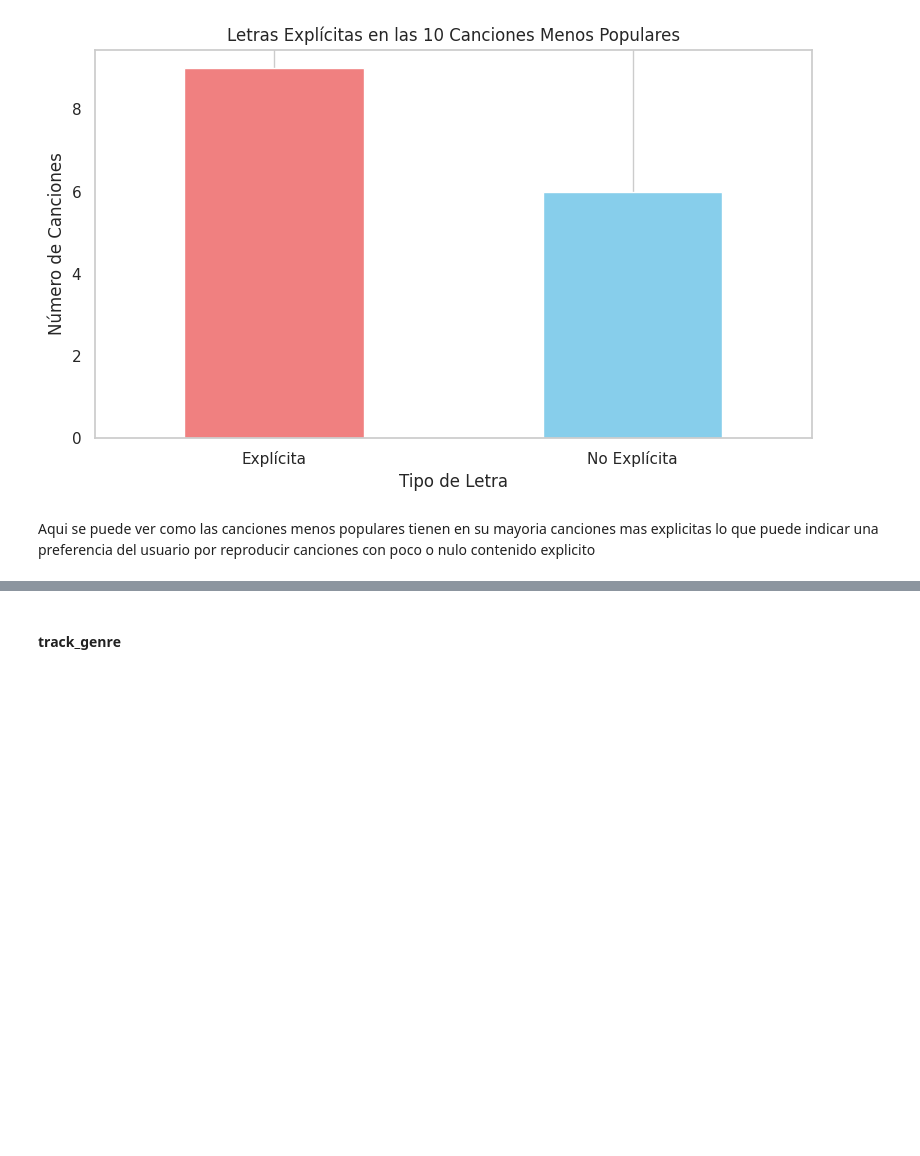
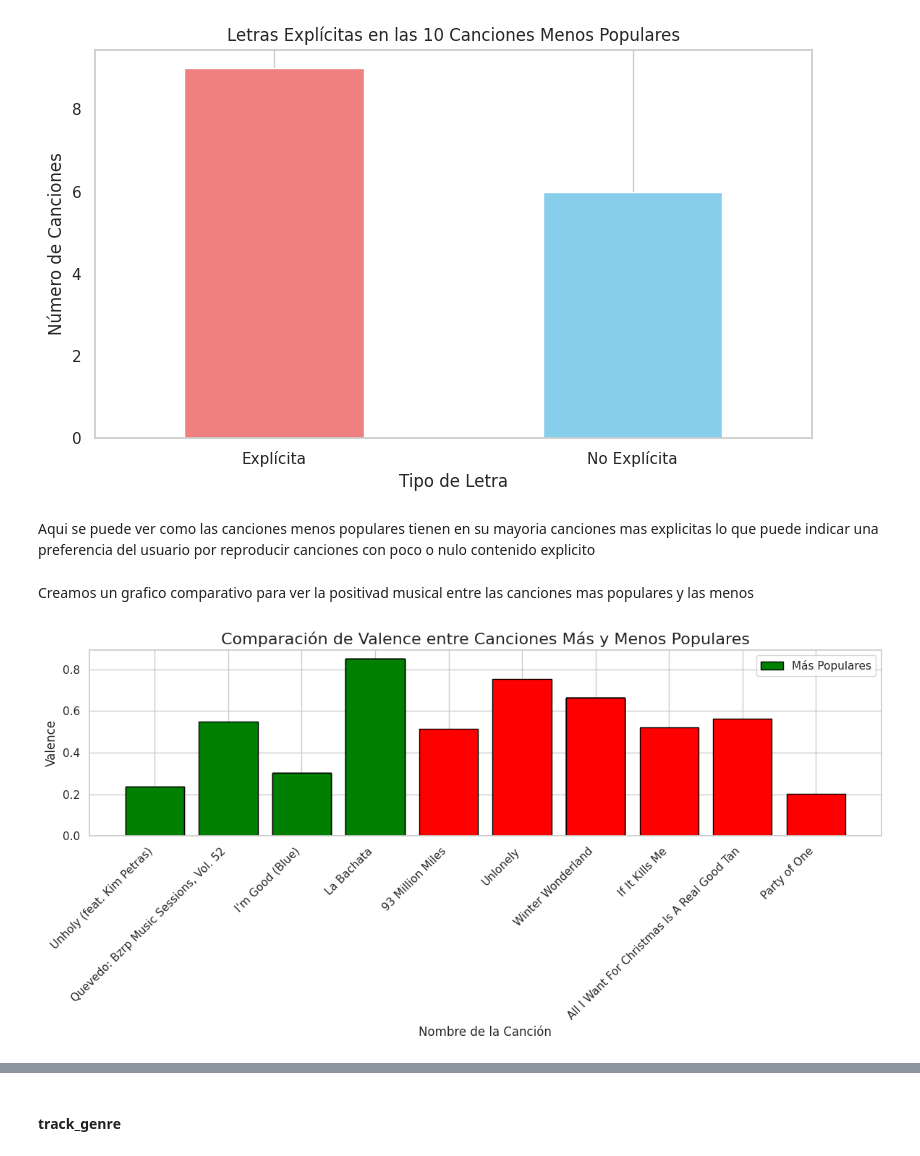
Before and after one commit to camilodelgado23/workshop2, a Jupyter notebook: Analisis_de_Datos/E.D.A_Spotify.ipynb, the cells around one changed output, grey strips where cells are left out. Cells and saved outputs as stored; diff of their text form; code cells hidden in the pictures; blank space fills up the shorter version.

```diff
--- a/Analisis_de_Datos/E.D.A_Spotify.ipynb
+++ b/Analisis_de_Datos/E.D.A_Spotify.ipynb
@@ -440,3 +454,27 @@ plt.show()
 [figure]
 # %% [markdown]
 Aqui se puede ver como las canciones menos populares tienen en su mayoria canciones mas explicitas lo que puede indicar una preferencia del usuario por reproducir canciones con poco o nulo contenido explicito
+# %% [markdown]
+Creamos un grafico comparativo para ver la positivad musical entre las canciones mas populares y las menos
+# %%
+Spotify['valence'] = pd.to_numeric(Spotify['valence'], errors='coerce')
+most_popular = Spotify.nlargest(10, 'popularity')[['track_name',  'popularity', 'valence']]
+least_popular = Spotify.nsmallest(10, 'popularity')[['track_name',  'popularity', 'valence']]
+most_popular['type'] = 'Más Populares'
+least_popular['type'] = 'Menos Populares'
+comparison_df = pd.concat([most_popular, least_popular])
+
+plt.figure(figsize=(12, 6))
+bars = plt.bar(comparison_df['track_name'], comparison_df['valence'], color=comparison_df['type'].map({'Más Populares': 'green', 'Menos Populares': 'red'}), edgecolor='black')
+
+plt.title('Comparación de Valence entre Canciones Más y Menos Populares', fontsize=16)
+plt.xlabel('Nombre de la Canción', fontsize=12)
+plt.ylabel('Valence', fontsize=12)
+plt.xticks(rotation=45, ha='right')
+
+plt.legend(['Más Populares', 'Menos Populares'], loc='upper right')
+
+plt.tight_layout()
+plt.show()
+# %% [output]
+[figure, added]
```
Also changed, not shown: parts of 18 cells of this notebook.
